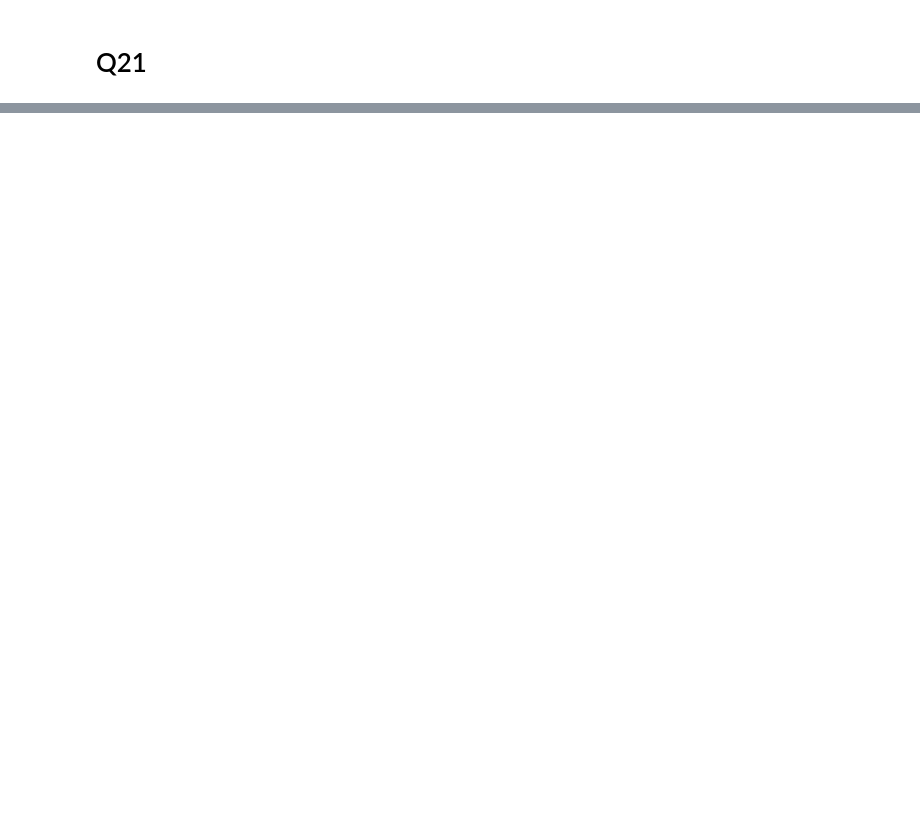
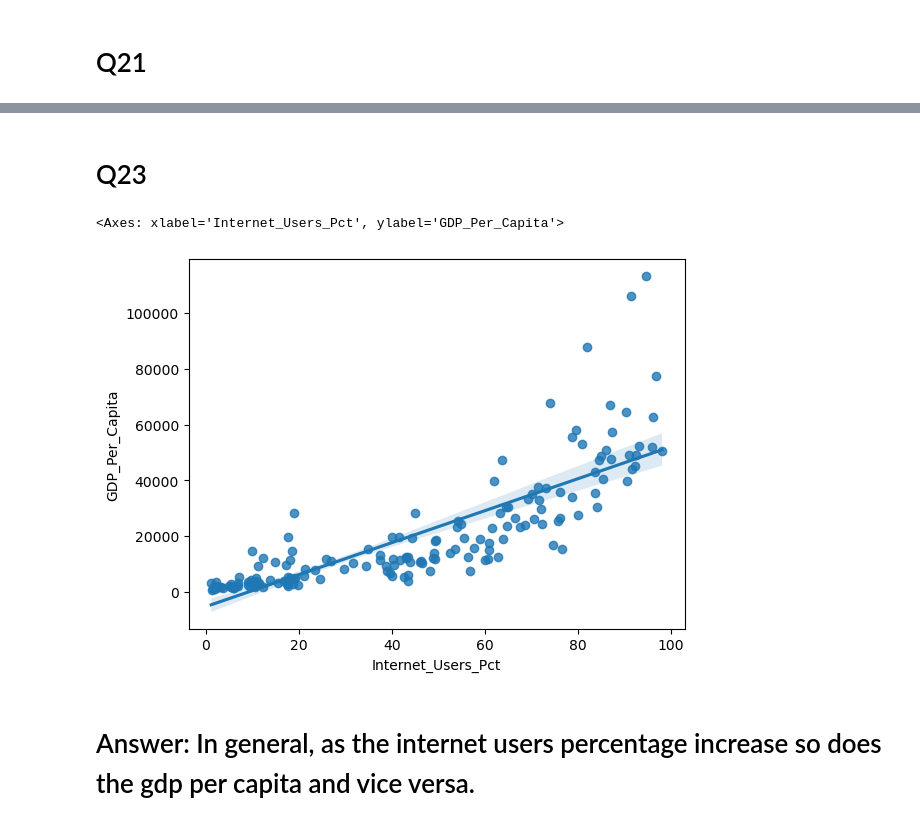
Before and after one commit to NSS-Data-Analytics-Cohort-11/undata-jmcapps, a Jupyter notebook: notebook/UN_data_analysis_DA11.ipynb, the cells around one changed output, grey strips where cells are left out. Drawn from its saved outputs; the diff is of its cells as text; code cells hidden in the pictures; blank space fills up the shorter version.

```diff
--- a/notebook/UN_data_analysis_DA11.ipynb
+++ b/notebook/UN_data_analysis_DA11.ipynb
@@ -469,0 +516,3 @@ gdp_and_internet_use
+# %%
+gdp_and_internet_use_2014 = gdp_and_internet_use[gdp_and_internet_use["Year"] == 2014]
+gdp_and_internet_use_2014
@@ -469,0 +533,9 @@ gdp_and_internet_use
+# %% [markdown]
+# Q23
+# %%
+sns.regplot(x="Internet_Users_Pct", y="GDP_Per_Capita", data=gdp_and_internet_use_2014)
+# %% [output]
+<Axes: xlabel='Internet_Users_Pct', ylabel='GDP_Per_Capita'>
+[figure, added]
+# %% [markdown]
+# Answer: In general, as the internet users percentage increase so does the gdp per capita and vice versa.
```
Also changed, not shown: parts of 9 cells of this notebook.
